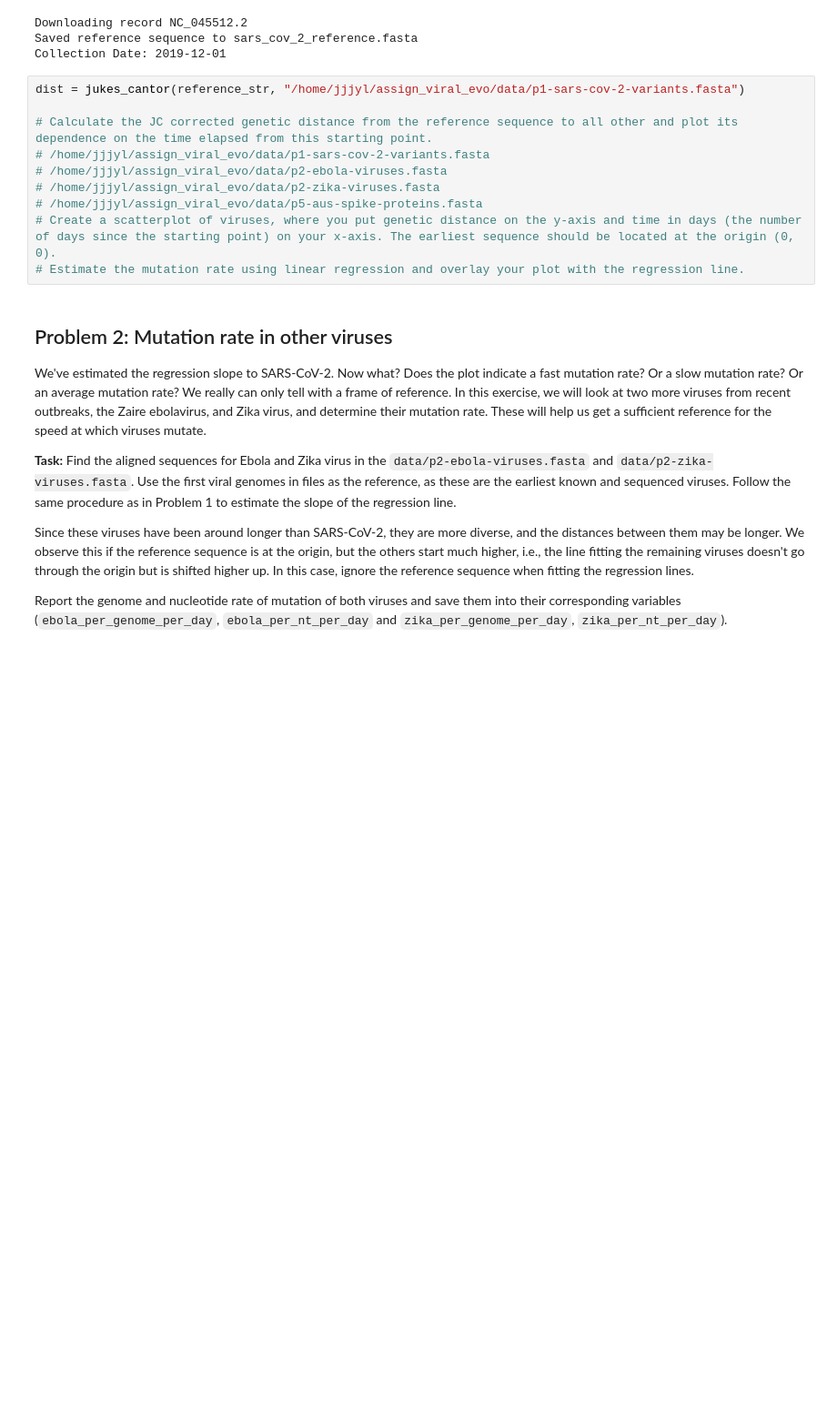
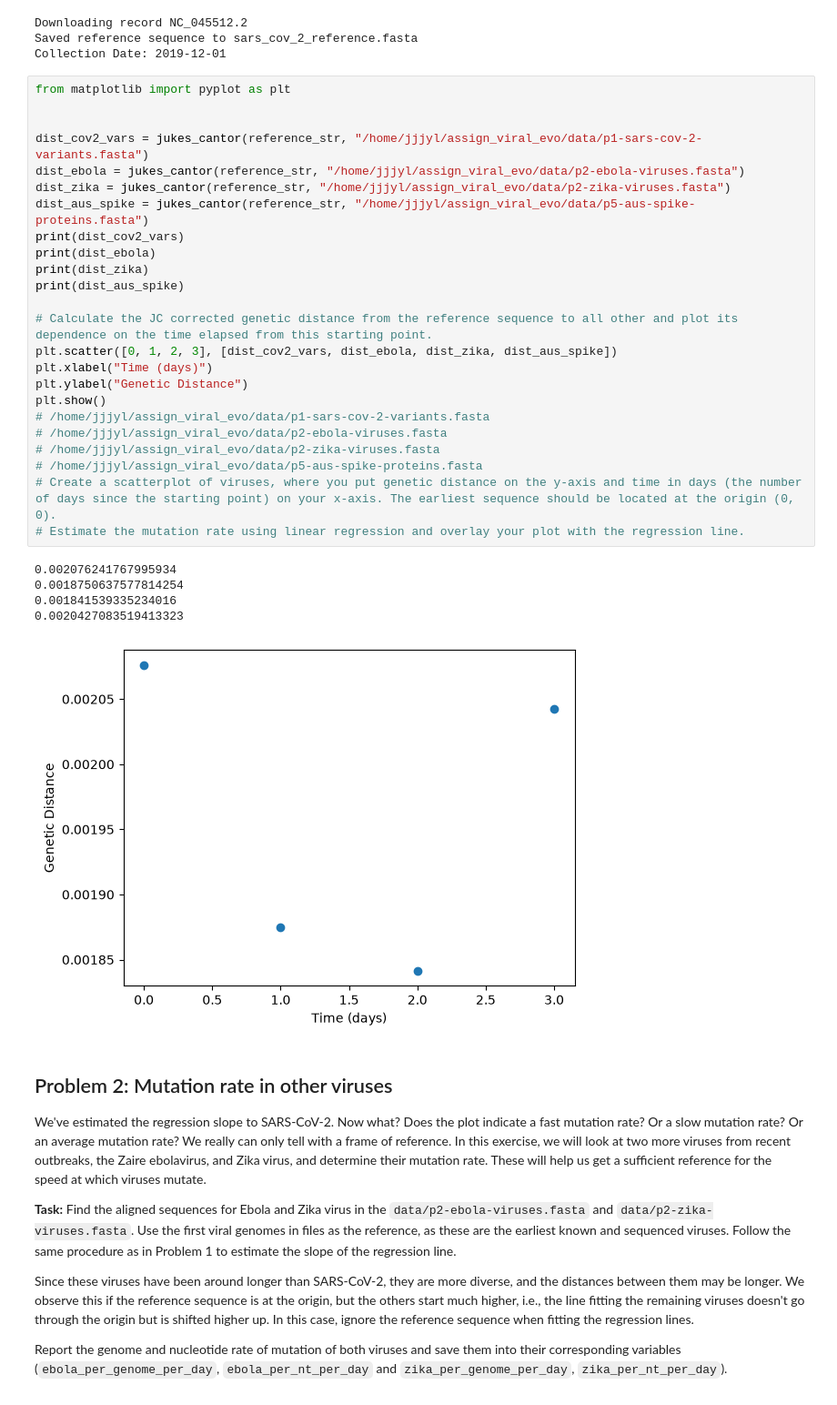
Before and after one commit to haircutt/assign_viral_evo, a Jupyter notebook: viral_evo_workbook.ipynb, the cells around one changed output. Shown at 91% size. Cells and saved outputs as stored; diff of their text form; blank space fills up the shorter version.

```diff
--- a/viral_evo_workbook.ipynb
+++ b/viral_evo_workbook.ipynb
@@ -114,15 +119,35 @@ Downloading record NC_045512.2
 Saved reference sequence to sars_cov_2_reference.fasta
 Collection Date: 2019-12-01
 # %%
-dist = jukes_cantor(reference_str, "/home/jjjyl/assign_viral_evo/data/p1-sars-cov-2-variants.fasta")
+from matplotlib import pyplot as plt
+
+
+dist_cov2_vars = jukes_cantor(reference_str, "/home/jjjyl/assign_viral_evo/data/p1-sars-cov-2-variants.fasta")
+dist_ebola = jukes_cantor(reference_str, "/home/jjjyl/assign_viral_evo/data/p2-ebola-viruses.fasta")
+dist_zika = jukes_cantor(reference_str, "/home/jjjyl/assign_viral_evo/data/p2-zika-viruses.fasta")
+dist_aus_spike = jukes_cantor(reference_str, "/home/jjjyl/assign_viral_evo/data/p5-aus-spike-proteins.fasta")
+print(dist_cov2_vars)
+print(dist_ebola)
+print(dist_zika)
+print(dist_aus_spike)
 
 # Calculate the JC corrected genetic distance from the reference sequence to all other and plot its dependence on the time elapsed from this starting point.
+plt.scatter([0, 1, 2, 3], [dist_cov2_vars, dist_ebola, dist_zika, dist_aus_spike])
+plt.xlabel("Time (days)")
+plt.ylabel("Genetic Distance")
+plt.show()
 # /home/jjjyl/assign_viral_evo/data/p1-sars-cov-2-variants.fasta
 # /home/jjjyl/assign_viral_evo/data/p2-ebola-viruses.fasta
 # /home/jjjyl/assign_viral_evo/data/p2-zika-viruses.fasta
 # /home/jjjyl/assign_viral_evo/data/p5-aus-spike-proteins.fasta
 # Create a scatterplot of viruses, where you put genetic distance on the y-axis and time in days (the number of days since the starting point) on your x-axis. The earliest sequence should be located at the origin (0, 0).
 # Estimate the mutation rate using linear regression and overlay your plot with the regression line.
+# %% [output]
+0.002076241767995934
+0.0018750637577814254
+0.001841539335234016
+0.0020427083519413323
+[figure, added]
 # %% [markdown]
 ## Problem 2: Mutation rate in other viruses
 
```
Also changed, not shown: parts of 2 cells of this notebook.
